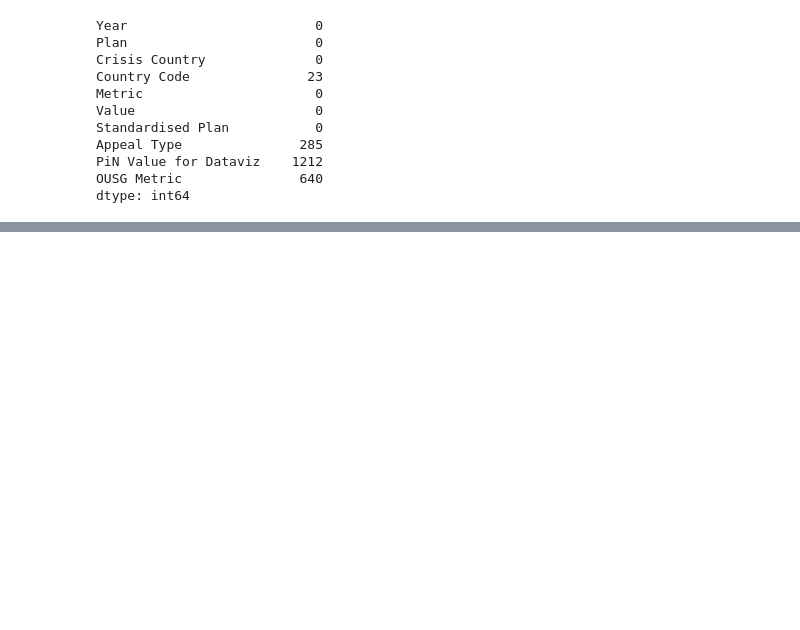
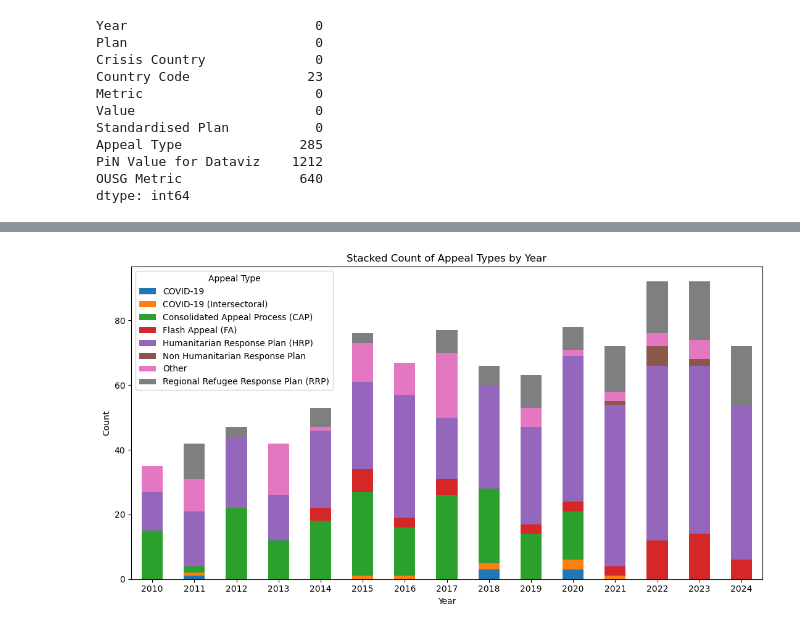
Before and after one commit to Zyjones/Crisis---Humanitarian-Needs-EDA, a Jupyter notebook: Notebooks/EDA/ZakiyyahJ_EDA.ipynb, the cells around one changed output, grey strips where cells are left out. Saved outputs shown, nothing was run; the diff lists cells and outputs as text; code cells hidden in the pictures; blank space fills up the shorter version.

```diff
--- a/Notebooks/EDA/ZakiyyahJ_EDA.ipynb
+++ b/Notebooks/EDA/ZakiyyahJ_EDA.ipynb
@@ -307 +234,13 @@ ValueError: The truth value of a DataFrame is ambiguous. Use a.empty, a.bool(),
+# %%
+#stacked bar chart that shows the amount of each appeal type in the total appeal type count per year.
+pivot_df.plot(kind='bar', stacked=True, figsize=(11, 6))
+plt.title('Stacked Count of Appeal Types by Year')
+plt.ylabel('Count')
+plt.xlabel('Year')
+plt.xticks(rotation=0)
+plt.legend(title='Appeal Type')
+plt.tight_layout()
+plt.show()
+# %% [output]
+[figure, added]
 # %%
```
Also changed, not shown: parts of 36 cells of this notebook.
